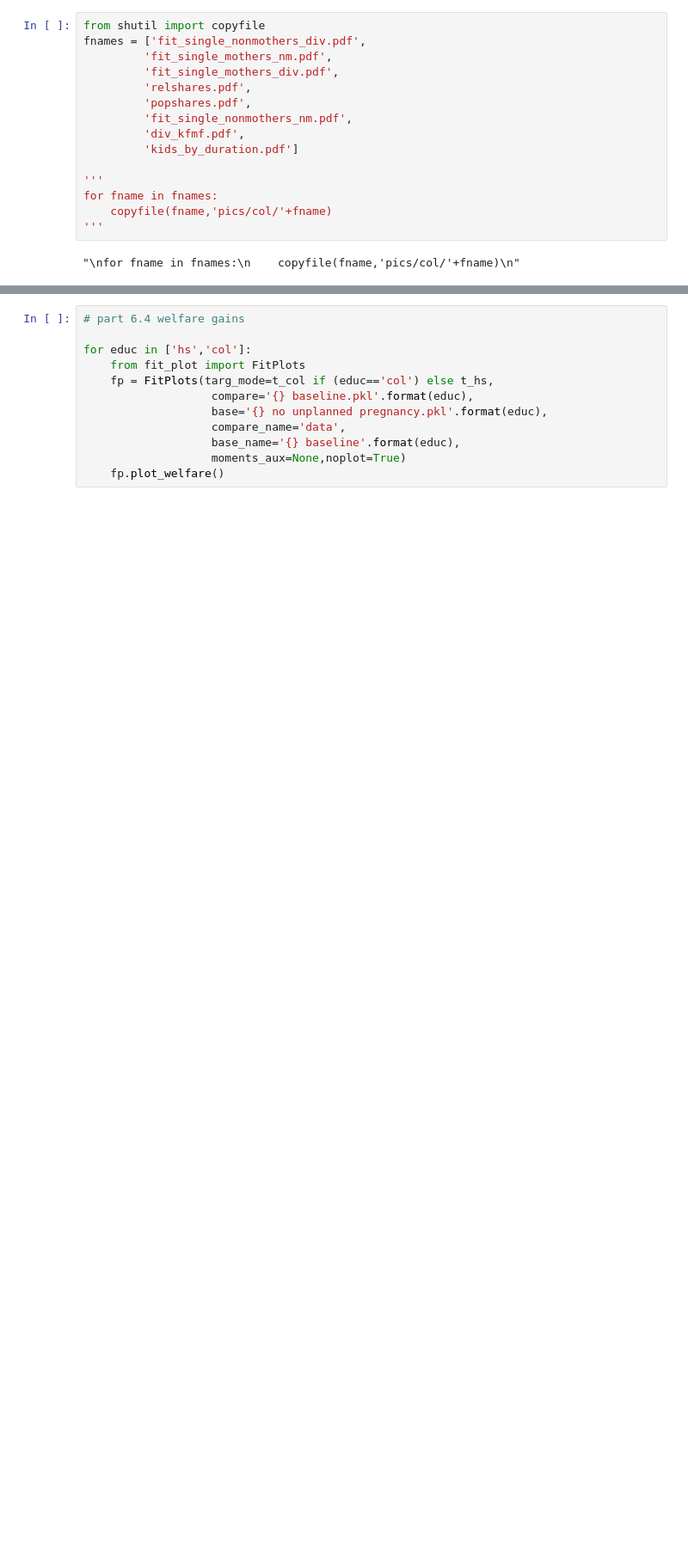
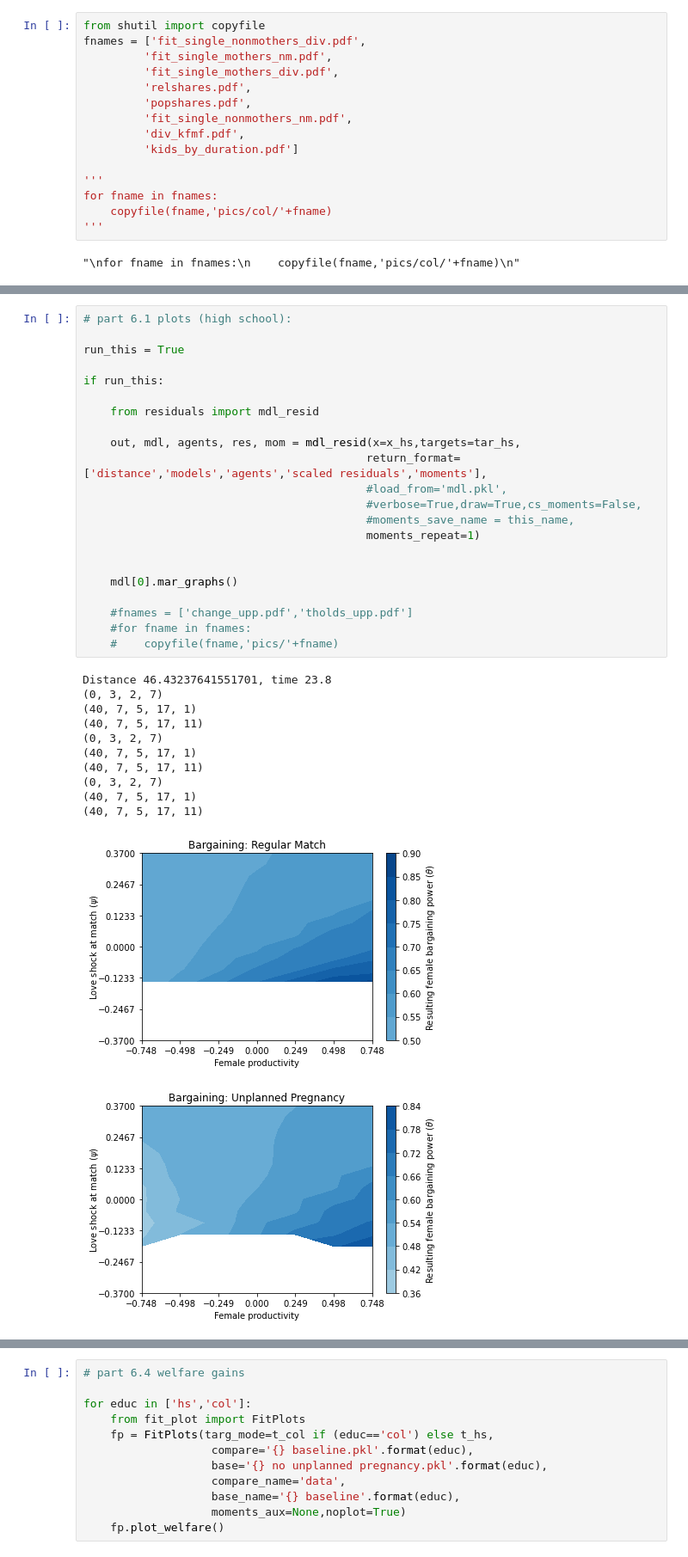
Before and after one commit to egorkozlov/py_shotgun, a Jupyter notebook: fit_graphs_and_tables.ipynb, the cells around one changed output, grey strips where cells are left out. Shown at 86% size. Drawn from its saved outputs; the diff is of its cells as text; blank space fills up the shorter version.

```diff
--- a/fit_graphs_and_tables.ipynb
+++ b/fit_graphs_and_tables.ipynb
@@ -184,0 +179,35 @@ if run_this:
+# %%
+# part 6.1 plots (high school):
+
+run_this = True
+
+if run_this:
+
+    from residuals import mdl_resid
+
+    out, mdl, agents, res, mom = mdl_resid(x=x_hs,targets=tar_hs,
+                                          return_format=['distance','models','agents','scaled residuals','moments'],
+                                          #load_from='mdl.pkl',
+                                          #verbose=True,draw=True,cs_moments=False,
+                                          #moments_save_name = this_name,
+                                          moments_repeat=1)
+
+
+    mdl[0].mar_graphs()
+
+    #fnames = ['change_upp.pdf','tholds_upp.pdf']
+    #for fname in fnames:
+    #    copyfile(fname,'pics/'+fname)
+# %% [output]
+Distance 46.43237641551701, time 23.8
+(0, 3, 2, 7)
+(40, 7, 5, 17, 1)
+(40, 7, 5, 17, 11)
+(0, 3, 2, 7)
+(40, 7, 5, 17, 1)
+(40, 7, 5, 17, 11)
+(0, 3, 2, 7)
+(40, 7, 5, 17, 1)
+(40, 7, 5, 17, 11)
+[figure, added]
+[figure, added]
```
Also changed, not shown: parts of 14 cells of this notebook, 1 other file.
